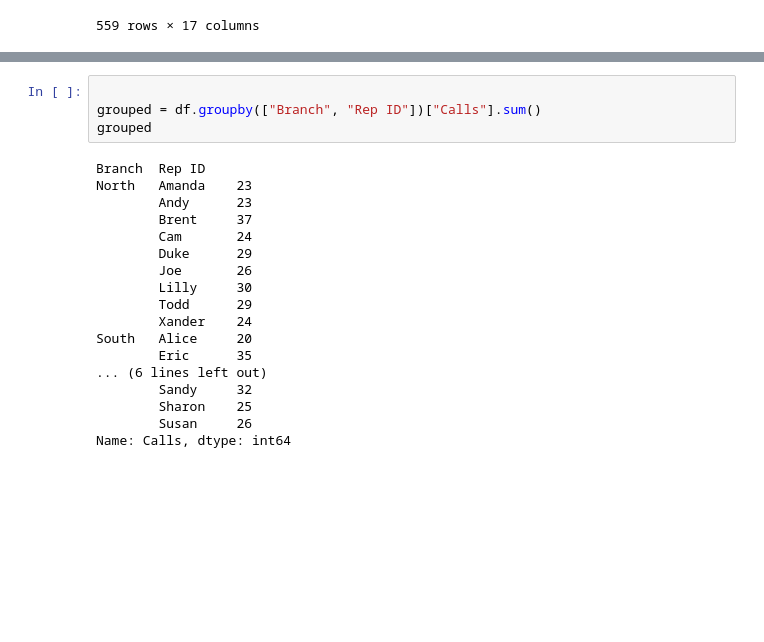
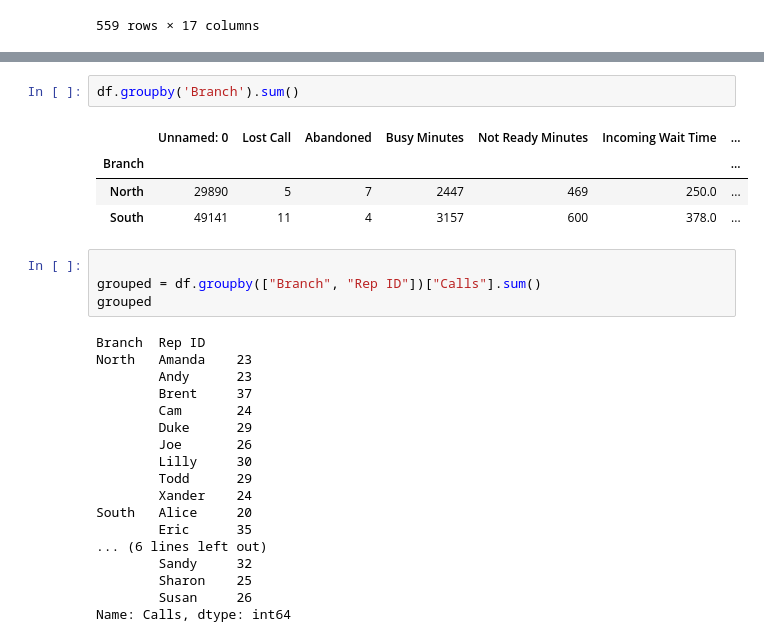
Before and after one commit to c-scalzo/call-center-cleanup-assignment, a Jupyter notebook: call-center-cleanup-assignment-main/Call Center Cleanup.ipynb, the cells around one changed output, grey strips where cells are left out. Cells and saved outputs as stored; diff of their text form; blank space fills up the shorter version.

```diff
--- a/call-center-cleanup-assignment-main/Call Center Cleanup.ipynb
+++ b/call-center-cleanup-assignment-main/Call Center Cleanup.ipynb
@@ -406,6 +406,13 @@ df.describe()
 | 50% | 139.000000 | 0.000000 | 0.000000 | 10.000000 | 2.000000 | 3.000000 | ... |
 | 75% | 209.000000 | 0.000000 | 0.000000 | 11.000000 | 3.000000 | 4.000000 | ... |
 | max | 313.000000 | 1.000000 | 1.000000 | 12.000000 | 3.000000 | 5.000000 | ... |
+# %%
+df.groupby('Branch').sum()
+# %% [output]
+|  | Unnamed: 0 | Lost Call | Abandoned | Busy Minutes | Not Ready Minutes | Incoming Wait Time | ... |
+| Branch |  |  |  |  |  |  | ... |
+| North | 29890 | 5 | 7 | 2447 | 469 | 250.0 | ... |
+| South | 49141 | 11 | 4 | 3157 | 600 | 378.0 | ... |
 # %%
 
 grouped = df.groupby(["Branch", "Rep ID"])["Calls"].sum()
```
Also changed, not shown: parts of 10 cells of this notebook, 1 other file.
